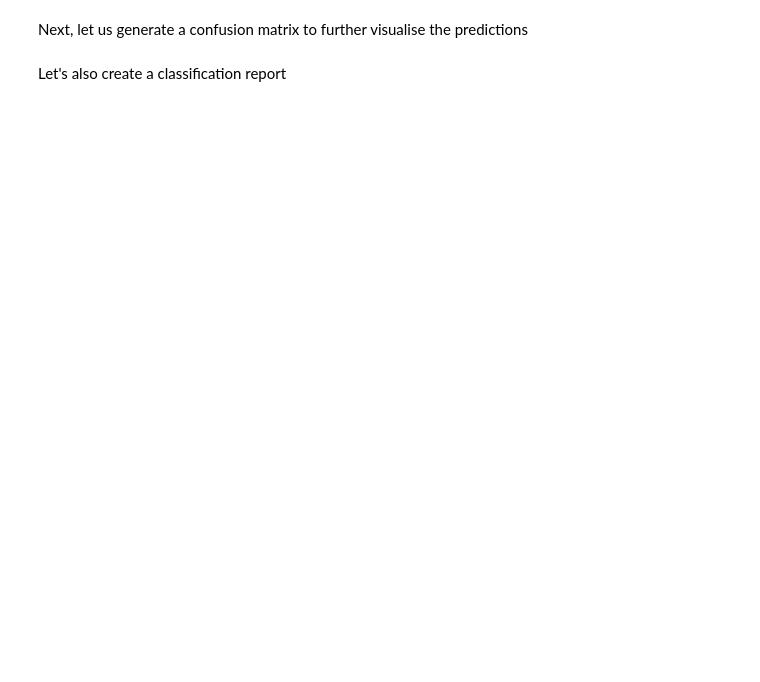
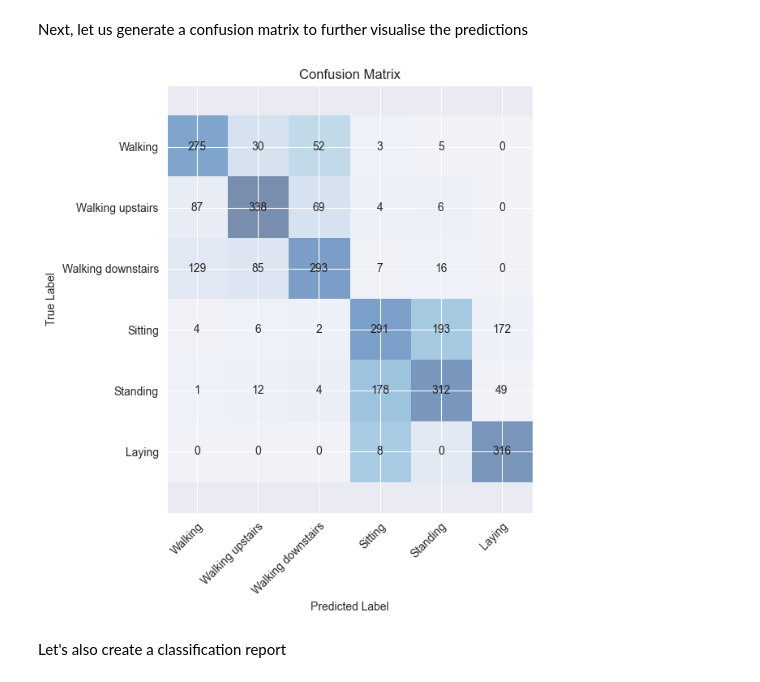
Before and after one commit to PowerSPatrick/AISustainabilityModule, a Jupyter notebook: Lab 3/lab_03b_AI&Sustainability.ipynb, the cells around one changed output. Cells and saved outputs as stored; diff of their text form; code cells hidden in the pictures; blank space fills up the shorter version.

Commit message:
sequential nn working for predictions accuracy lowish

```diff
--- a/Lab 3/lab_03b_AI&Sustainability.ipynb
+++ b/Lab 3/lab_03b_AI&Sustainability.ipynb
@@ -352,7 +319,7 @@ None
 import time
 
 
-def compile_and_fit_model(model, X_train, y_train, X_test, y_test, batch_size, n_epochs):
+def compile_and_fit_model(model, X_train, y_train, batch_size, n_epochs):
 
     # compile the model
     model.compile(
@@ -374,7 +341,9 @@ def compile_and_fit_model(model, X_train, y_train, X_test, y_test, batch_size, n
                         epochs=n_epochs,
                         verbose=1,
                         callbacks=callbacks,
-                        validation_data=(X_test, y_test))
+                        #validation_data=(X_test, y_test)
+                        validation_split=0.2
+                        )
 
     ### And here, once the model finishes training we log the time and the difference is the time taken to train the model
     end_time = time.time()
@@ -389,4 +358,4 @@ input_shape = (X_train_cwt.shape[1], X_train_cwt.shape[2], X_train_cwt.shape[3])
 # create mlp model
 mlp_model = build_mlp_model(input_shape, 6, "relu")
 # train mlp model
-trained_mlp_model, mlp_history, mlp_training_time = compile_and_fit_model(mlp_model, X_train_cwt, y_train, X_test_cwt, y_test, 64, 10)
+trained_mlp_model, mlp_history, mlp_training_time = compile_and_fit_model(mlp_model, X_train_cwt, y_train, 64, 10)
@@ -399,2 +435,7 @@ First, let us check the accuracy.
 # %%
 # DETERMINE THE ACCURACY OF THE MODEL AND PRINT THE VALUE
+pred = trained_mlp_model.predict(X_test_cwt)
+
+predicted_class = np.argmax(pred, axis=1)
+
+predicted_class
@@ -430,34 +476,36 @@ def create_confusion_matrix(y_pred, y_test):
     confmat = confusion_matrix(y_true=y_test, y_pred=y_pred)
 
     fig, ax = plt.subplots(figsize=(7,7))
     ax.imshow(confmat, cmap=plt.cm.Blues, alpha=0.5)
 
     n_labels = len(LABEL_NAMES)
     ax.set_xticks(np.arange(n_labels))
     ax.set_yticks(np.arange(n_labels))
     ax.set_xticklabels(LABEL_NAMES)
     ax.set_yticklabels(LABEL_NAMES)
 
     # rotate the tick labels and set their alignment.
     plt.setp(ax.get_xticklabels(), rotation=45, ha="right", rotation_mode="anchor")
     # loop over data dimensions and create text annotations.
     for i in range(confmat.shape[0]):
         for j in range(confmat.shape[1]):
             ax.text(x=i, y=j, s=confmat[i, j], va='center', ha='center')
 
     # avoid that the first and last row cut in half
     bottom, top = ax.get_ylim()
     ax.set_ylim(bottom + 0.5, top - 0.5)
 
     ax.set_title("Confusion Matrix")
     ax.set_xlabel('Predicted Label')
     ax.set_ylabel('True Label')
 
     plt.tight_layout()
     plt.show()
 
 
-create_confusion_matrix(y_pred, y_test)
+create_confusion_matrix(predicted_class, y_test)
+# %% [output]
+[figure, added]
 # %% [markdown]
 Let's also create a classification report
 # %%
```
Also changed, not shown: parts of 7 cells of this notebook.
